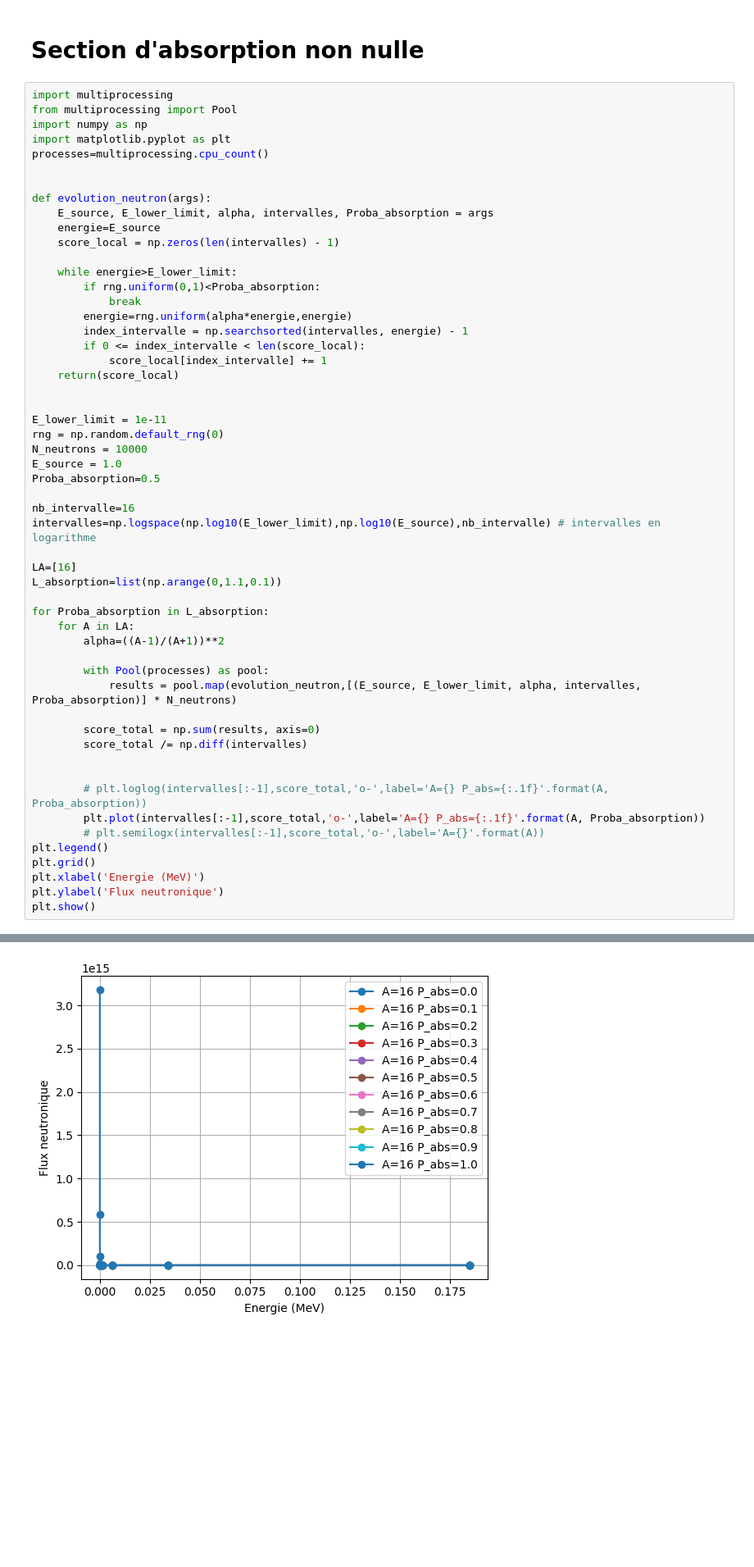
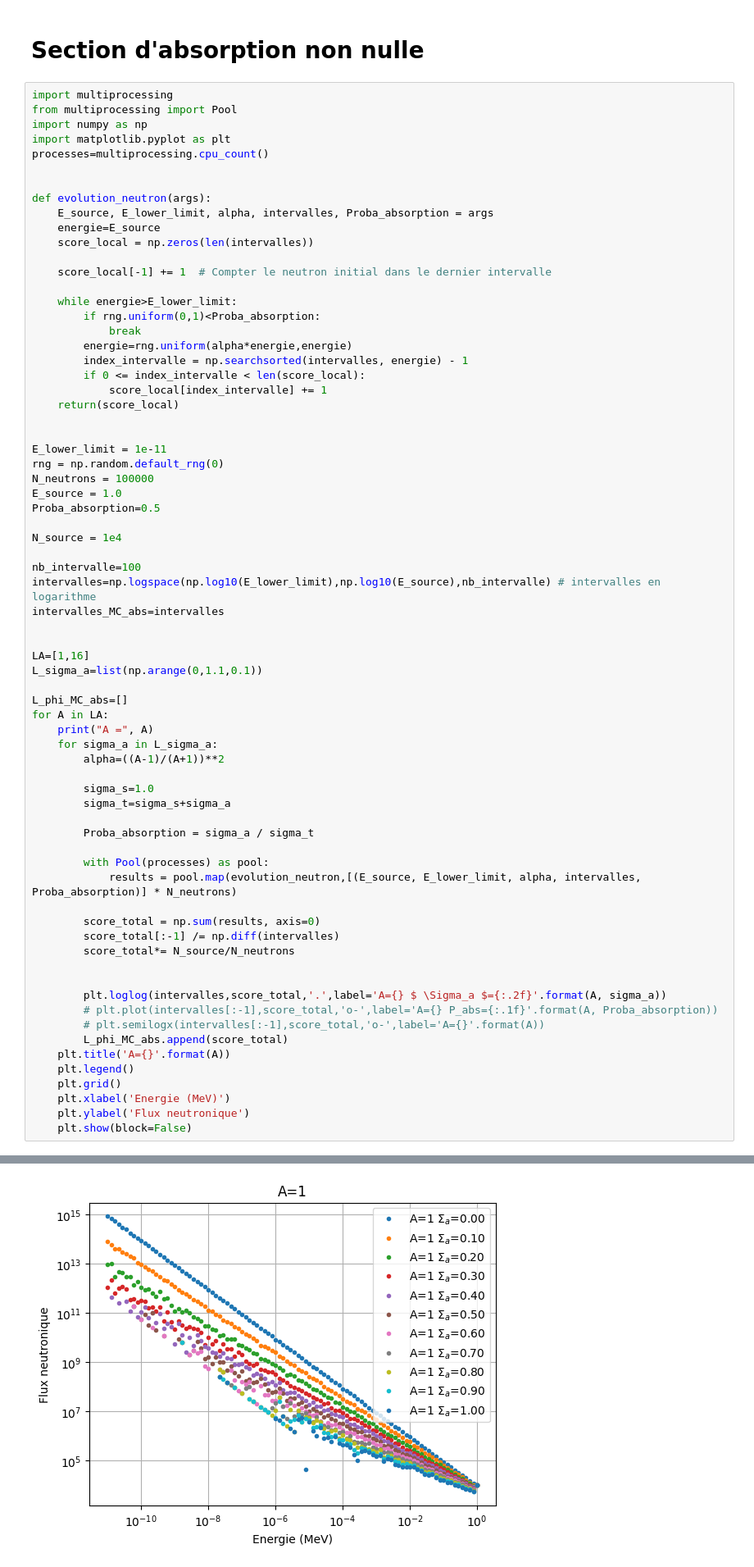
Before and after one commit to atlantis294/neutronic-ensta, a Jupyter notebook: exercices/04_ralentissement.ipynb, the cells around one changed output, grey strips where cells are left out. Shown at 82% size. Cells and saved outputs as stored; diff of their text form; blank space fills up the shorter version.

```diff
--- a/exercices/04_ralentissement.ipynb
+++ b/exercices/04_ralentissement.ipynb
@@ -259,7 +270,9 @@ processes=multiprocessing.cpu_count()
 def evolution_neutron(args):
     E_source, E_lower_limit, alpha, intervalles, Proba_absorption = args
     energie=E_source
-    score_local = np.zeros(len(intervalles) - 1)
+    score_local = np.zeros(len(intervalles))
+
+    score_local[-1] += 1  # Compter le neutron initial dans le dernier intervalle
 
     while energie>E_lower_limit:
         if rng.uniform(0,1)<Proba_absorption:
@@ -273,33 +286,47 @@ def evolution_neutron(args):
 
 E_lower_limit = 1e-11
 rng = np.random.default_rng(0)
-N_neutrons = 10000
+N_neutrons = 100000
 E_source = 1.0
 Proba_absorption=0.5
 
-nb_intervalle=16
+N_source = 1e4
+
+nb_intervalle=100
 intervalles=np.logspace(np.log10(E_lower_limit),np.log10(E_source),nb_intervalle) # intervalles en logarithme
+intervalles_MC_abs=intervalles
 
-LA=[16]
-L_absorption=list(np.arange(0,1.1,0.1))
 
-for Proba_absorption in L_absorption:
-    for A in LA:
+LA=[1,16]
+L_sigma_a=list(np.arange(0,1.1,0.1))
+
+L_phi_MC_abs=[]
+for A in LA:
+    print("A =", A)
+    for sigma_a in L_sigma_a:
         alpha=((A-1)/(A+1))**2
+
+        sigma_s=1.0
+        sigma_t=sigma_s+sigma_a
+
+        Proba_absorption = sigma_a / sigma_t
 
         with Pool(processes) as pool:
             results = pool.map(evolution_neutron,[(E_source, E_lower_limit, alpha, intervalles, Proba_absorption)] * N_neutrons)
 
         score_total = np.sum(results, axis=0)
-        score_total /= np.diff(intervalles)
+        score_total[:-1] /= np.diff(intervalles)
+        score_total*= N_source/N_neutrons
 
 
-        # plt.loglog(intervalles[:-1],score_total,'o-',label='A={} P_abs={:.1f}'.format(A, Proba_absorption))
-        plt.plot(intervalles[:-1],score_total,'o-',label='A={} P_abs={:.1f}'.format(A, Proba_absorption))
+        plt.loglog(intervalles,score_total,'.',label='A={} $ \Sigma_a $={:.2f}'.format(A, sigma_a))
+        # plt.plot(intervalles[:-1],score_total,'o-',label='A={} P_abs={:.1f}'.format(A, Proba_absorption))
         # plt.semilogx(intervalles[:-1],score_total,'o-',label='A={}'.format(A))
-plt.legend()
-plt.grid()
-plt.xlabel('Energie (MeV)')
-plt.ylabel('Flux neutronique')
-plt.show()
+        L_phi_MC_abs.append(score_total)
+    plt.title('A={}'.format(A))
+    plt.legend()
+    plt.grid()
+    plt.xlabel('Energie (MeV)')
+    plt.ylabel('Flux neutronique')
+    plt.show(block=False)
 # %% [output]
@@ -306 +334 @@ plt.show()
-[figure, old version]
+[figure, new version]
```
Also changed, not shown: parts of 11 cells of this notebook.
